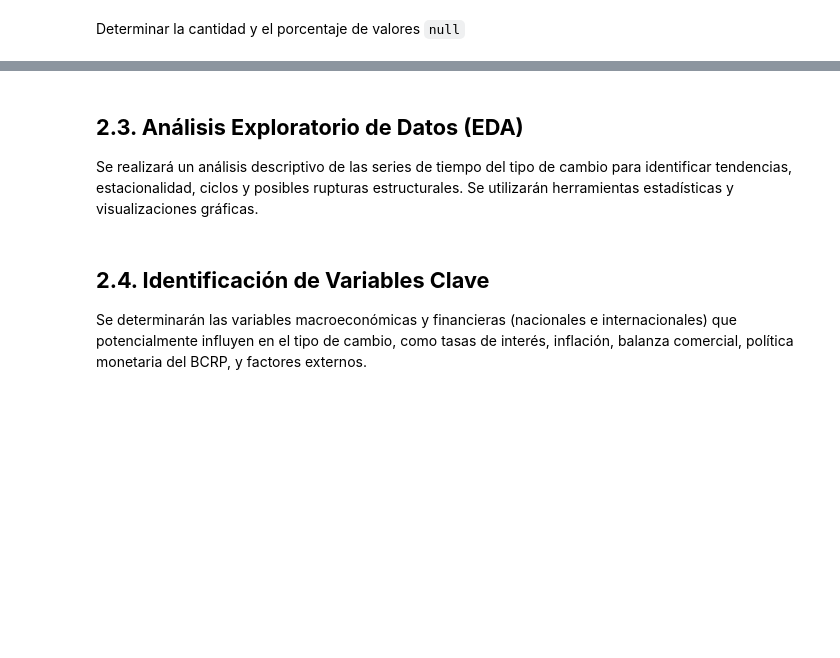
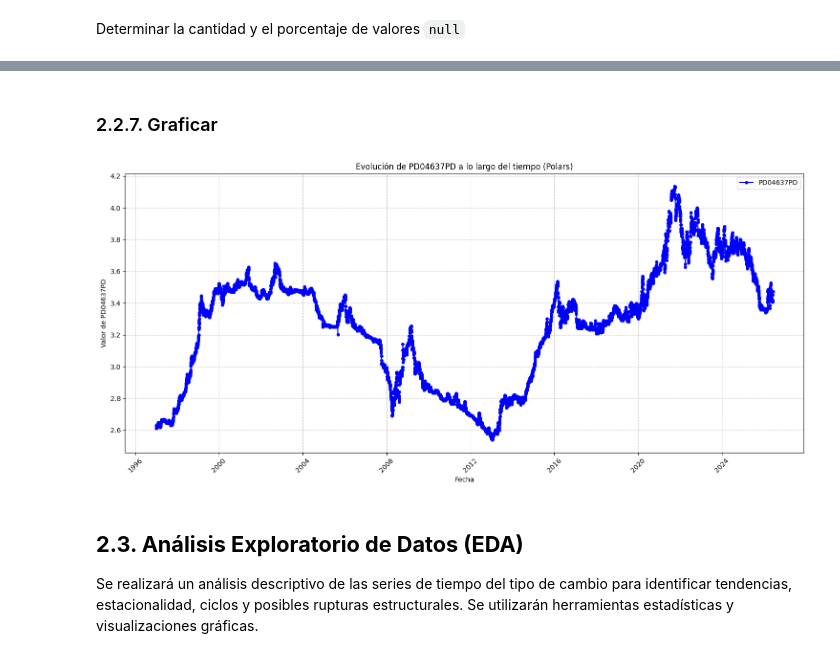
Before and after one commit to vrrp/sachabook_bigdata, a Jupyter notebook: _build/jupyter_execute/docs/04_casoEstudio_precioDolar_BCRP.ipynb, the cells around one changed output, grey strips where cells are left out. Drawn from its saved outputs; the diff is of its cells as text; code cells hidden in the pictures; blank space fills up the shorter version.

```diff
--- a/_build/jupyter_execute/docs/04_casoEstudio_precioDolar_BCRP.ipynb
+++ b/_build/jupyter_execute/docs/04_casoEstudio_precioDolar_BCRP.ipynb
@@ -600,0 +794,3 @@ display(plot_data)
+# %%
+# Insertar la serie de fechas renombrada al inicio del DataFrame
+df_polars_con_null = df_polars_con_null.with_columns(fechas_polars_con_nombre)
@@ -600,0 +810,5 @@ display(plot_data)
+# %%
+# Reordenar las columnas para asegurar que 'Fecha' sea la primera
+# Obtener las columnas actuales
+nombre_columnas = df_polars_con_null.columns
+display(nombre_columnas)
@@ -600,0 +823,7 @@ display(plot_data)
+# %%
+# Crear una nueva lista de columnas, empezando con 'Fecha'
+nuevo_orden_columnas = ["Fecha"]
+# Añadir el resto de las columnas, excluyendo 'Fecha' si ya estuviera (aunque no debería en este punto)
+for col in nombre_columnas:
+    if col != "Fecha":
+        nuevo_orden_columnas.append(col)
@@ -600,0 +840,4 @@ display(plot_data)
+# %%
+df_polars_con_null = df_polars_con_null.select(nuevo_orden_columnas)
+
+display(df_polars_con_null.head())
@@ -601,8 +1275,39 @@ display(plot_data)
+# %% [markdown]
+### 2.2.7. Graficar
+# %%
+from datetime import datetime
+import matplotlib.pyplot as plt
+import pandas as pd # Import pandas for conversion if needed
+
+# Elegir columnas específicas del Data Frame de Polars y convertir al formato de
+# Data Frame de Pandas
+plot_data_polars = df_polars_con_null.select(['Fecha', 'PD04637PD']).to_pandas()
+
+plt.figure(figsize=(15, 7))
+plt.plot(
+    plot_data_polars['Fecha'],
+    plot_data_polars['PD04637PD'],
+    label='PD04637PD',
+    color='blue',
+    marker='o', # Añade círculos como marcadores
+    markersize=4 # Define el tamaño de los círculos para mayor visibilidad
+)
+
+#fecha_inicio = datetime(2000, 1, 17)
+#fecha_finale = datetime(2000, 1, 21)
+#plt.xlim(fecha_inicio, fecha_finale)
+
+plt.title('Evolución de PD04637PD a lo largo del tiempo (Polars)')
+plt.xlabel('Fecha')
+plt.ylabel('Valor de PD04637PD')
+plt.grid(True, linestyle='--', alpha=0.7)
+plt.xticks(rotation=45) # Rotate x-axis labels for better readability
+plt.legend()
+plt.tight_layout() # Adjust layout to prevent labels from being cut off
+plt.show()
+# %% [output]
+[figure, added]
 # %% [markdown]
 ## **2.3. Análisis Exploratorio de Datos (EDA)**
 
 Se realizará un análisis descriptivo de las series de tiempo del tipo de cambio para identificar tendencias, estacionalidad, ciclos y posibles rupturas estructurales. Se utilizarán herramientas estadísticas y visualizaciones gráficas.
-# %% [markdown]
-## **2.4. Identificación de Variables Clave**
-
-Se determinarán las variables macroeconómicas y financieras (nacionales e internacionales) que potencialmente influyen en el tipo de cambio, como tasas de interés, inflación, balanza comercial, política monetaria del BCRP, y factores externos.
```
Also changed, not shown: parts of 106 cells of this notebook, 14 other files.
